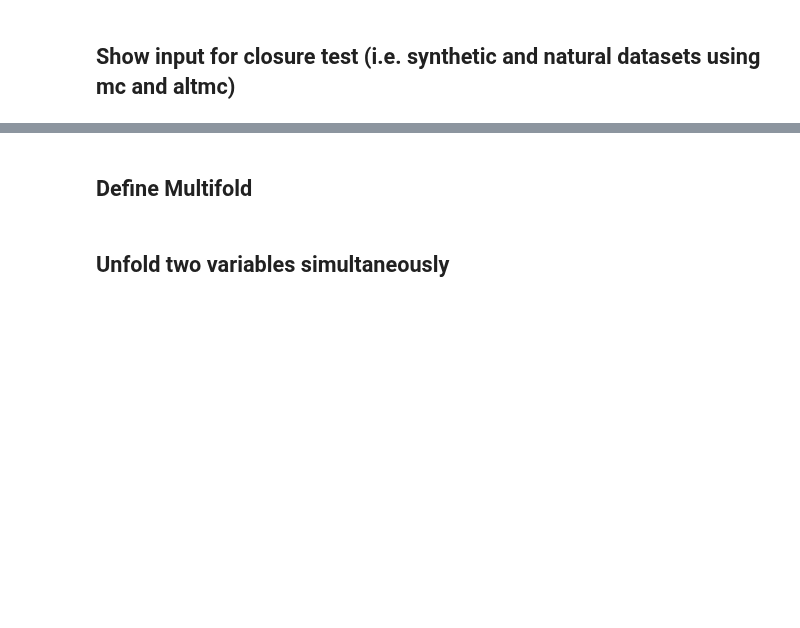
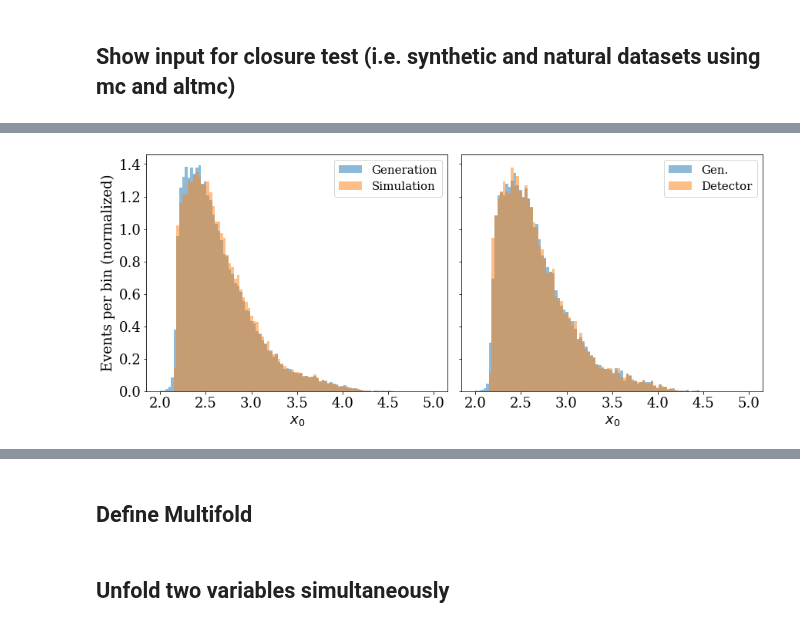
Before and after one commit to miguelignacio/disjets, a Jupyter notebook: Unfolding_tau.ipynb, the cells around one changed output, grey strips where cells are left out. Drawn from its saved outputs; the diff is of its cells as text; code cells hidden in the pictures; blank space fills up the shorter version.

```diff
--- a/Unfolding_tau.ipynb
+++ b/Unfolding_tau.ipynb
@@ -153,0 +222,7 @@ altmc_cut = altmc_cut[:1000000]
+# %%
+print('Selecting data events\n')
+data = applyCutsJets(data)
+print('Selecting MC events\n')
+mc   = applyCutsJets(mc, isMC=True)
+print('alt mc')
+altmc = applyCutsJets(altmc, isMC=True)
@@ -153,0 +244,3 @@ altmc_cut = altmc_cut[:1000000]
+# %%
+mc_cut = mc[:600000]
+altmc_cut = altmc[:200000]
@@ -189,2 +321,12 @@ tau1b_unknown_S = altmc_cut['tau1b']
+# %%
+theta0_G=np.c_[(Q2_0_G, y_0_G, jt_0_G)]
+theta0_S=np.c_[(Q2_0_S, y_0_S, jt_0_S)]
+theta_unknown_S=np.c_[(Q2_unknown_S, y_unknown_S, jt_unknown_S)]
+theta_unknown_G=np.c_[(Q2_unknown_G, y_unknown_G, jt_unknown_G)]
+# %%
+pass_reco = np.array(mc_cut['pass_reco'])
+pass_truth = np.array(mc_cut['pass_truth'])
+theta0_S[:,0][pass_reco==0] = -10
+theta0_G[:,0][pass_truth==0] = -10
 # %% [markdown]
 ## Show input for closure test (i.e. synthetic and natural datasets using mc and altmc)
@@ -275,0 +333,74 @@ fig.show()
+# %%
+bins = np.linspace(2,5, 101)
+
+fig, ax = plt.subplots(1,
+                       2,
+                       figsize=(12, 5),
+                       constrained_layout=True,
+                       sharey=True)
+
+ax[0].set_xlabel('$x_0$')
+ax[0].set_ylabel('Events per bin (normalized)')
+ax[0].hist(theta0_G[theta0_G[:,0]!=-10][:,0], bins=bins, **plot_style_2, label='Generation')
+ax[0].hist(theta0_S[theta0_S[:,0]!=-10][:,0], bins=bins, **plot_style_2, label='Simulation')
+legend = ax[0].legend(
+    loc='best',
+    frameon=True)
+plt.setp(legend.get_title(), multialignment='center')
+
+ax[1].set_xlabel('$x_0$')
+
+ax[1].hist(theta_unknown_G[theta_unknown_S[:,0]!=-10][:,0], bins=bins, **plot_style_2, label='Gen.')
+legend = ax[1].legend(
+    loc='best',
+    frameon=True)
+
+
+ax[1].hist(theta_unknown_S[theta_unknown_S[:,0]!=-10][:,0], bins=bins, **plot_style_2, label='Detector')
+legend = ax[1].legend(
+    loc='best',
+    frameon=True)
+plt.setp(legend.get_title(), multialignment='center')
+
+fig.show()
+
+bins = np.linspace(0,2, 101)
+#bins = np.linspace(0,2, 101)
+#bins = np.linspace(0,1,100)
+fig, ax = plt.subplots(1,
+                       2,
+                       figsize=(12, 5),
+                       constrained_layout=True,
+                       sharey=True)
+
+ax[0].set_xlabel('$x_1$')
+ax[0].set_ylabel('Events per bin (normalized)')
+ax[0].hist(theta0_G[theta0_G[:,0]!=-10][:,-1], bins=bins, **plot_style_2, label='Generation')
+ax[0].hist(theta0_S[theta0_S[:,0]!=-10][:,-1], bins=bins, **plot_style_2, label='Simulation')
+legend = ax[0].legend(
+    loc='best',
+    frameon=True)
+plt.setp(legend.get_title(), multialignment='center')
+
+ax[1].set_xlabel('$x_1$')
+
+ax[1].hist(theta_unknown_G[theta_unknown_S[:,0]!=-10][:,-1], bins=bins, **plot_style_2, label='Gen.')
+legend = ax[1].legend(
+    loc='best',
+    frameon=True)
+
+ax[1].hist(theta_unknown_S[theta_unknown_S[:,0]!=-10][:,-1], bins=bins, **plot_style_2, label='Detector')
+legend = ax[1].legend(
+    loc='best',
+    frameon=True)
+
+
+
+
+
+
+plt.setp(legend.get_title(), multialignment='center')
+
+fig.show()
+# %% [output]
+[figure, added]
```
Also changed, not shown: parts of 55 cells of this notebook, 2 other files.
